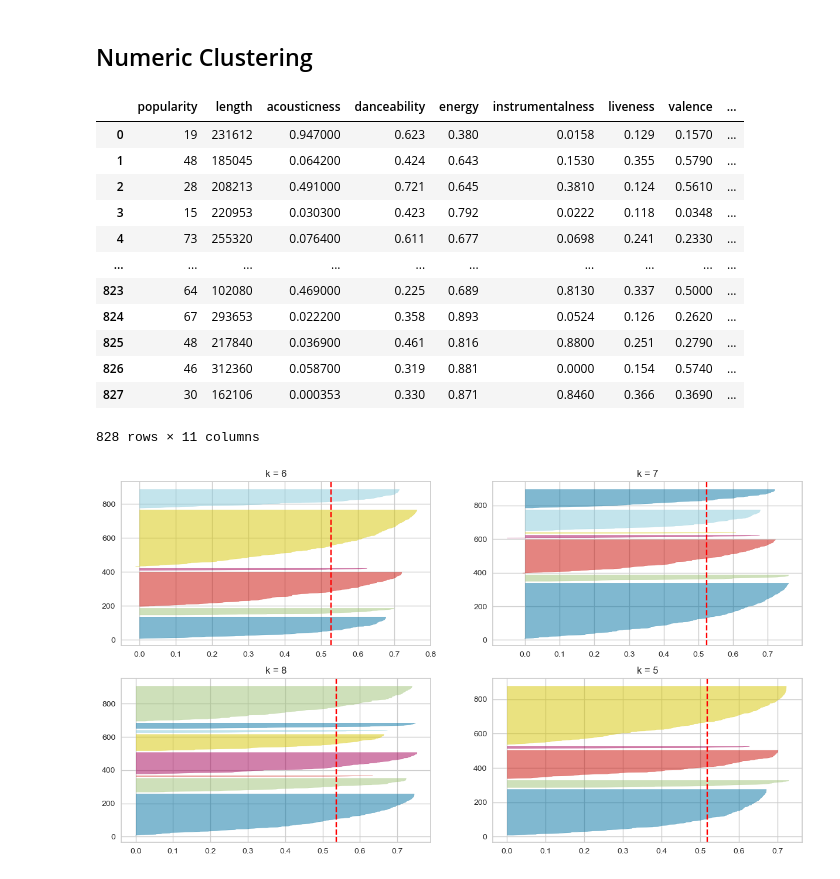
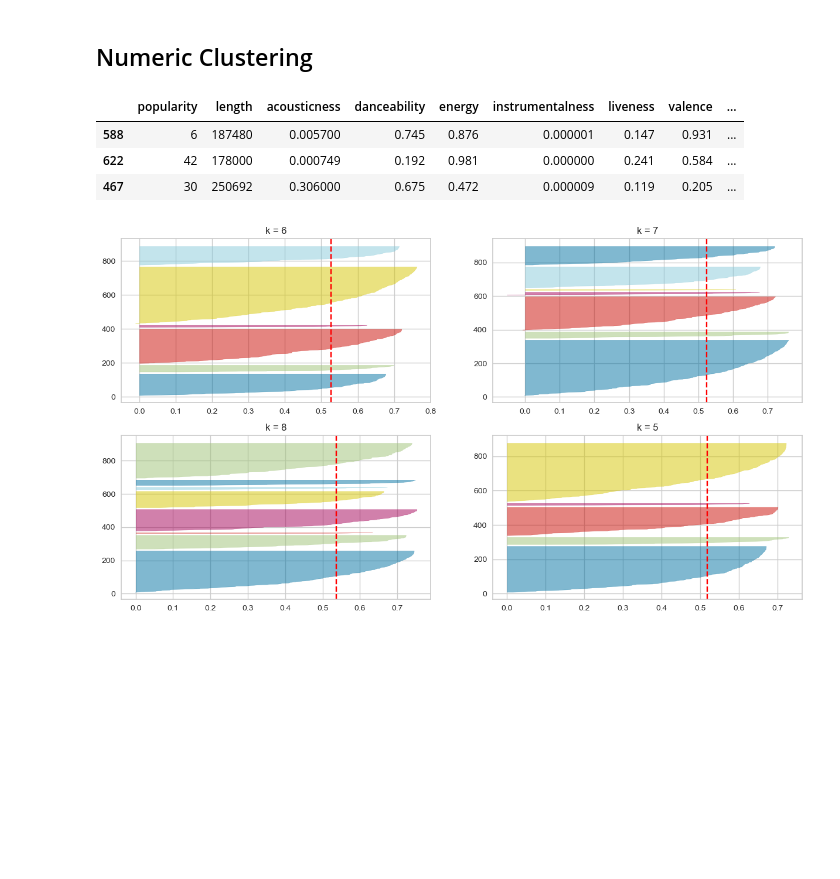
Before and after one commit to LeoMaurice/automated-playlist-making, a Jupyter notebook: example.ipynb, the cells around one changed output. Saved outputs shown, nothing was run; the diff lists cells and outputs as text; code cells hidden in the pictures; blank space fills up the shorter version.

```diff
--- a/example.ipynb
+++ b/example.ipynb
@@ -17,8 +15,10 @@ includs_lyrics = False
 client_id = 'fddfd9d30faf4b6d9a4b1d804aff7fa1'#'13d13dd56e594a21b4d4ec40c0a88691'
 client_secret = 'ff2187c009ce4e5ab7ed20bb03c21258'#'d30d08b33f0d4e42b54f61235131f289'
 redirect_url = 'http://localhost:8080/oauth/return'
-userid = 'e1c5a23f94234d10' #faq?si=e1c5a23f94234d10 #4f66346ab1a042a2
+userid = 'draskeglom' #'e1c5a23f94234d10' #faq?si=e1c5a23f94234d10 #4f66346ab1a042a2
 genius_access_token = 'ao_WTdM2aSzfIP9-UAqwbw7sQKKq0i_R_Sk6aLUxWUtePkA-xrd4CKq1hAI4_Zej'
+
+playlist = 'https://open.spotify.com/playlist/1UseUQhEDVhhHwfXxiVzP2?si=11a972b658a449c1' # the playlist we are going to use
 # %% [markdown]
 # Downloader
 # %% [markdown]
@@ -220,7 +221,7 @@ On retient en genre les suivants :
 - alt
 - dance, rave
 # %%
-selfdefined_genre = ['jazz,funk','pop','electro,tronica','techno,club','house','synth,dream','rock','prog,exp','alt,modern','dance,rave','rap']
+selfdefined_genre = ['jazz,funk','pop','electro,tronica','techno,club','house','synth,dream','rock','prog,exp','alt,modern','dance,rave','rap','franc','ind']
 for genre in selfdefined_genre:
     df_playlist[genre] = ''
 # %%
@@ -295,21 +296,12 @@ numvar = ['popularity', 'length',
 # %% [markdown]
 ## Numeric Clustering
 # %%
-df_clustering[numvar]
+df_clustering[numvar].sample(3)
 # %% [output]
 |  | popularity | length | acousticness | danceability | energy | instrumentalness | liveness | valence | ... |
-| 0 | 19 | 231612 | 0.947000 | 0.623 | 0.380 | 0.0158 | 0.129 | 0.1570 | ... |
-| 1 | 48 | 185045 | 0.064200 | 0.424 | 0.643 | 0.1530 | 0.355 | 0.5790 | ... |
-| 2 | 28 | 208213 | 0.491000 | 0.721 | 0.645 | 0.3810 | 0.124 | 0.5610 | ... |
-| 3 | 15 | 220953 | 0.030300 | 0.423 | 0.792 | 0.0222 | 0.118 | 0.0348 | ... |
-| 4 | 73 | 255320 | 0.076400 | 0.611 | 0.677 | 0.0698 | 0.241 | 0.2330 | ... |
-| ... | ... | ... | ... | ... | ... | ... | ... | ... | ... |
-| 823 | 64 | 102080 | 0.469000 | 0.225 | 0.689 | 0.8130 | 0.337 | 0.5000 | ... |
-| 824 | 67 | 293653 | 0.022200 | 0.358 | 0.893 | 0.0524 | 0.126 | 0.2620 | ... |
-| 825 | 48 | 217840 | 0.036900 | 0.461 | 0.816 | 0.8800 | 0.251 | 0.2790 | ... |
-| 826 | 46 | 312360 | 0.058700 | 0.319 | 0.881 | 0.0000 | 0.154 | 0.5740 | ... |
-| 827 | 30 | 162106 | 0.000353 | 0.330 | 0.871 | 0.8460 | 0.366 | 0.3690 | ... |
+| 588 | 6 | 187480 | 0.005700 | 0.745 | 0.876 | 0.000001 | 0.147 | 0.931 | ... |
+| 622 | 42 | 178000 | 0.000749 | 0.192 | 0.981 | 0.000000 | 0.241 | 0.584 | ... |
+| 467 | 30 | 250692 | 0.306000 | 0.675 | 0.472 | 0.000009 | 0.119 | 0.205 | ... |
-828 rows × 11 columns
 # %%
 from yellowbrick.cluster import SilhouetteVisualizer
 
```
Also changed, not shown: parts of 55 cells of this notebook, 2 other files.
